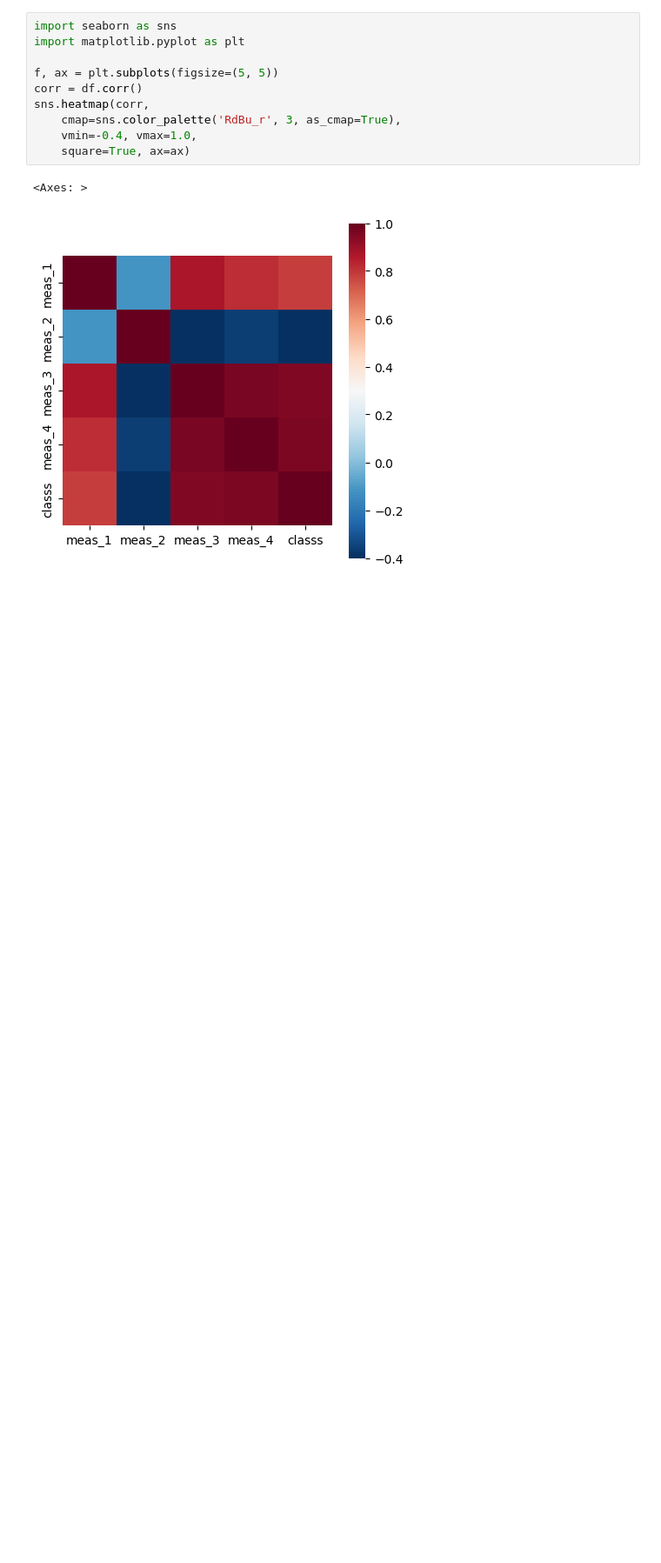
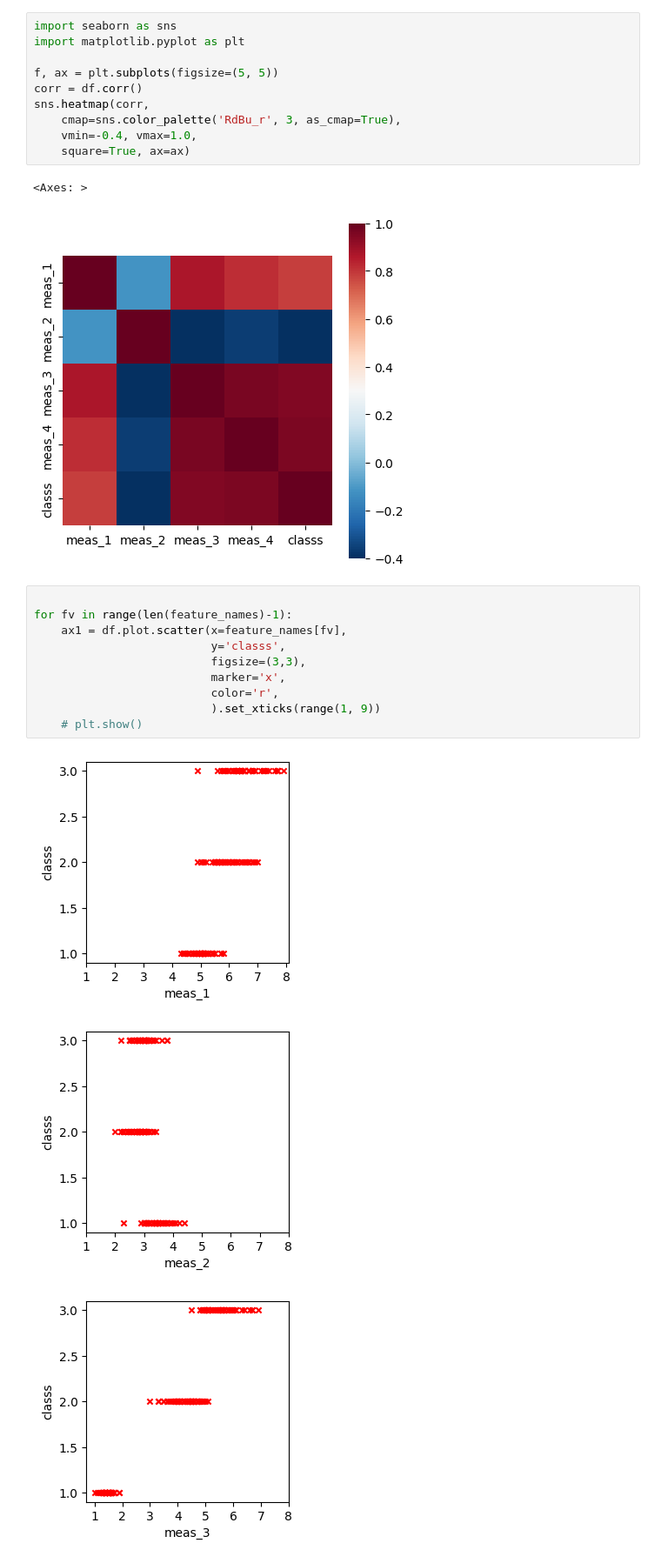
Before and after one commit to Alx-nder/Perceptron_and_leastSquares, a Jupyter notebook: proj1/proj1.ipynb, the cells around one changed output. Shown: that part at 87% size. Saved outputs shown, nothing was run; the diff lists cells and outputs as text; blank space fills up the shorter version.

```diff
--- a/proj1/proj1.ipynb
+++ b/proj1/proj1.ipynb
@@ -137,3 +137,17 @@ sns.heatmap(corr,
 # %% [output]
 <Axes: >
 [figure]
+# %%
+
+for fv in range(len(feature_names)-1):
+    ax1 = df.plot.scatter(x=feature_names[fv],
+                          y='classs',
+                          figsize=(3,3),
+                          marker='x',
+                          color='r',
+                          ).set_xticks(range(1, 9))
+    # plt.show()
+# %% [output]
+[figure, added]
+[figure, added]
+[figure, added]
```
Also changed, not shown: parts of 1 cell of this notebook.
